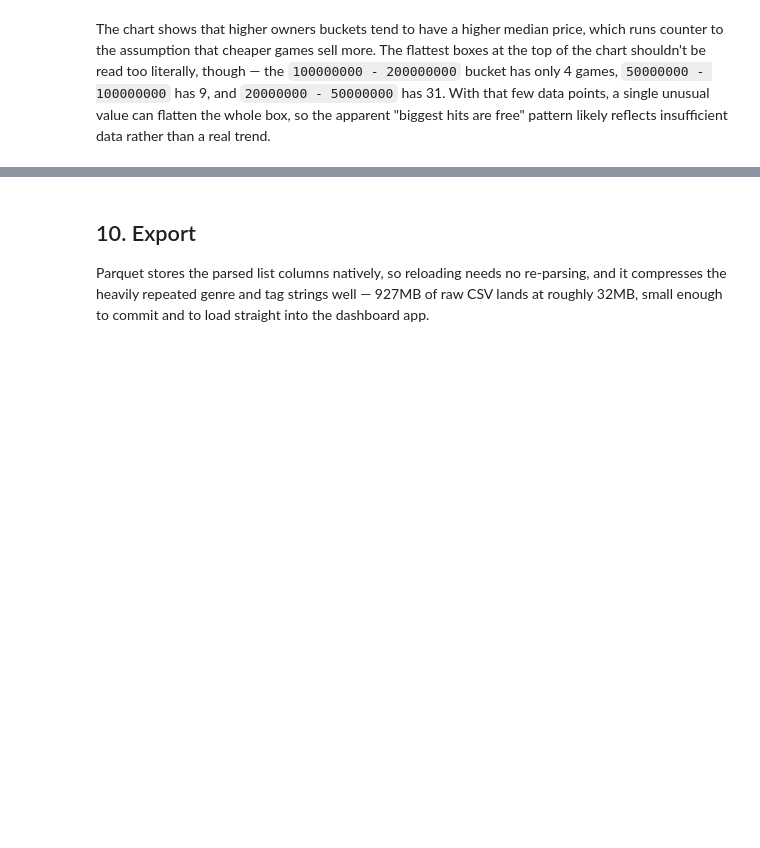
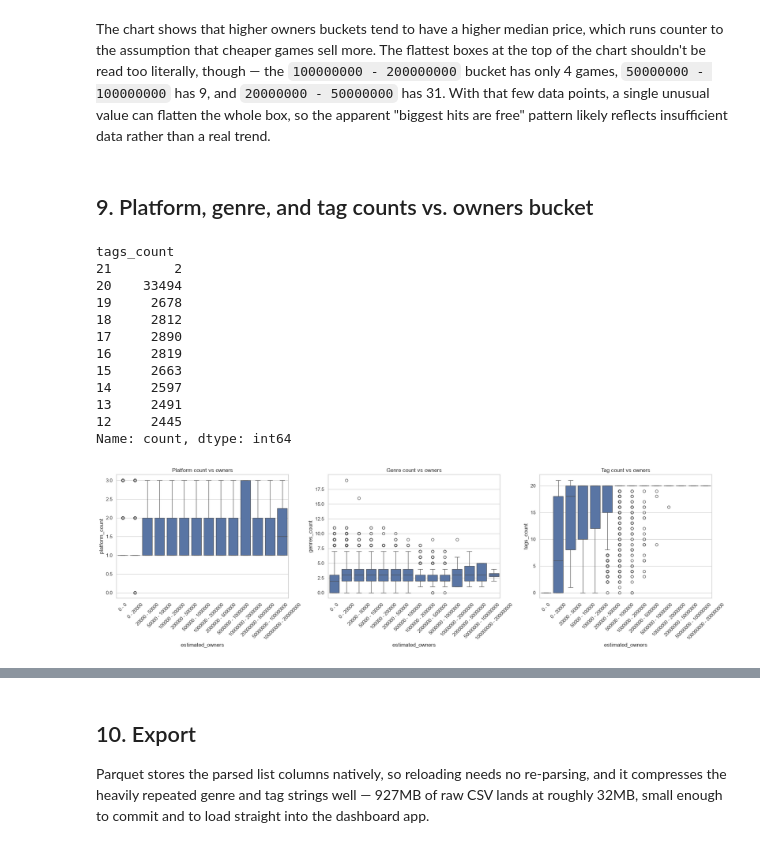
Before and after one commit to AhmadKanaan0/steam-games-analysis, a Jupyter notebook: notebook/steam_analysis.ipynb, the cells around one changed output, grey strips where cells are left out. Cells and saved outputs as stored; diff of their text form; code cells hidden in the pictures; blank space fills up the shorter version.

Commit message:
Add platform/genre/tag-count vs owners EDA; find tags_count is capped at 20

```diff
--- a/notebook/steam_analysis.ipynb
+++ b/notebook/steam_analysis.ipynb
@@ -379,3 +379,37 @@ plt.xticks(rotation=45, ha='right')
 plt.tight_layout()
 # %% [markdown]
 The chart shows that higher owners buckets tend to have a higher median price, which runs counter to the assumption that cheaper games sell more. The flattest boxes at the top of the chart shouldn't be read too literally, though — the `100000000 - 200000000` bucket has only 4 games, `50000000 - 100000000` has 9, and `20000000 - 50000000` has 31. With that few data points, a single unusual value can flatten the whole box, so the apparent "biggest hits are free" pattern likely reflects insufficient data rather than a real trend.
+# %% [markdown]
+## 9. Platform, genre, and tag counts vs. owners bucket
+# %%
+fig, axes = plt.subplots(1, 3, figsize=(20, 6))
+
+sns.boxplot(data=df, x='estimated_owners', y='platform_count', order=owner_order, ax=axes[0])
+axes[0].set_title('Platform count vs owners')
+axes[0].tick_params(axis='x', rotation=45)
+
+sns.boxplot(data=df, x='estimated_owners', y='genres_count', order=owner_order, ax=axes[1])
+axes[1].set_title('Genre count vs owners')
+axes[1].tick_params(axis='x', rotation=45)
+
+sns.boxplot(data=df, x='estimated_owners', y='tags_count', order=owner_order, ax=axes[2])
+axes[2].set_title('Tag count vs owners')
+axes[2].tick_params(axis='x', rotation=45)
+
+plt.tight_layout()
+
+df['tags_count'].value_counts().sort_index(ascending=False).head(10)
+# %% [output]
+tags_count
+21        2
+20    33494
+19     2678
+18     2812
+17     2890
+16     2819
+15     2663
+14     2597
+13     2491
+12     2445
+Name: count, dtype: int64
+[figure, added]
```
Also changed, not shown: parts of 4 cells of this notebook.
